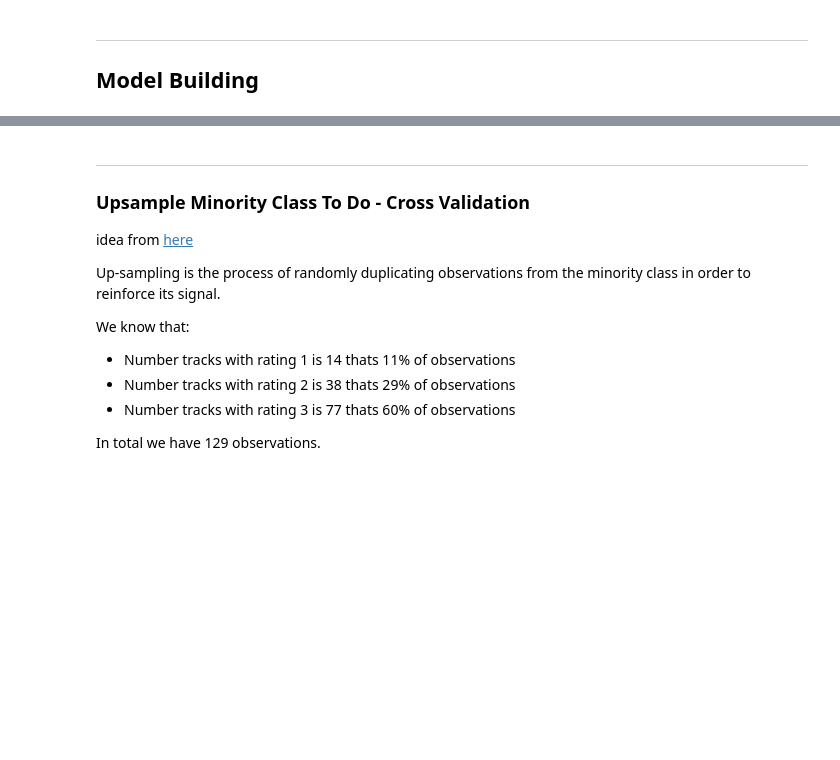
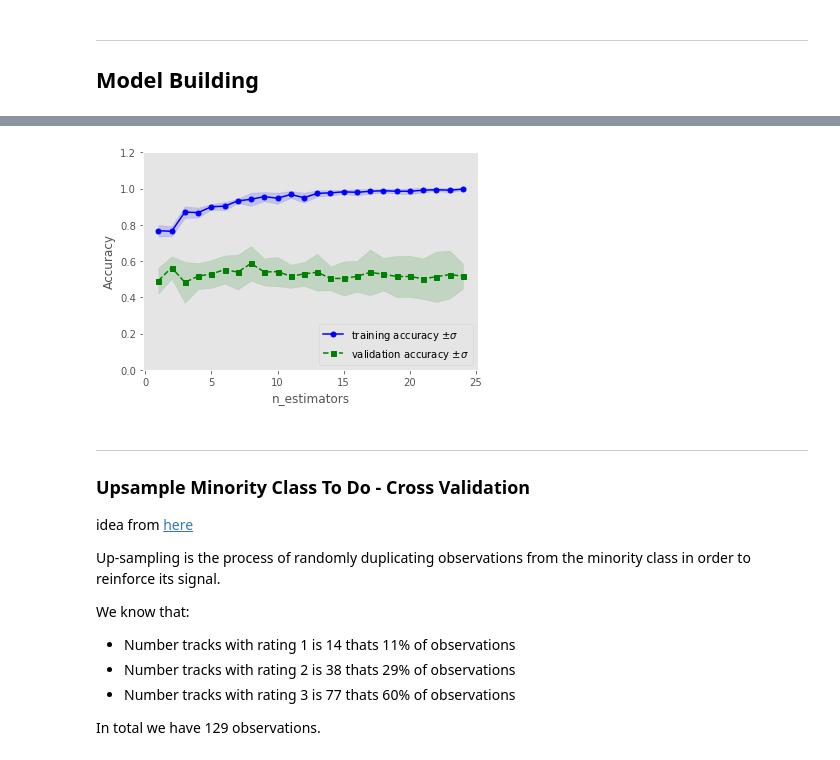
Before and after one commit to MoBran/bi2_project, a Jupyter notebook: src/model_building.ipynb, the cells around one changed output, grey strips where cells are left out. Saved outputs shown, nothing was run; the diff lists cells and outputs as text; code cells hidden in the pictures; blank space fills up the shorter version.

```diff
--- a/src/model_building.ipynb
+++ b/src/model_building.ipynb
@@ -77,3 +223,27 @@ test_size = 0.20
+# %%
+from sklearn.model_selection import validation_curve
+pipe_rf = Pipeline([('clf', RandomForestClassifier(random_state=random_state))])
+
+param_grid = [{'clf__n_estimators': [i for i in range(1,25,1)],
+                'clf__criterion': ["gini","entropy"],
+                'clf__max_features': ['auto','sqrt','log2'],
+                'clf__random_state': [random_state,123,4,5],
+                'clf__class_weight': ["balanced","balanced_subsample"]}
+             ]
+param_range = param_grid[0]["clf__n_estimators"]
+train_scores, test_scores = \
+        validation_curve(estimator=pipe_rf,
+                         X=X_train,
+                         y=y_train,
+                         param_name='clf__n_estimators',
+                         param_range=param_range,
+                         cv=5)
+# %%
+from visualization.visualize import plot_validation_curves
+plot_validation_curves(train_scores, test_scores,
+                       param_range, xlabel="n_estimators")
+# %% [output]
+[figure, added]
 # %% [markdown]
 ---
 ### **Upsample Minority Class** **To Do - Cross Validation**
```
Also changed, not shown: parts of 29 cells of this notebook, 1 other file.
